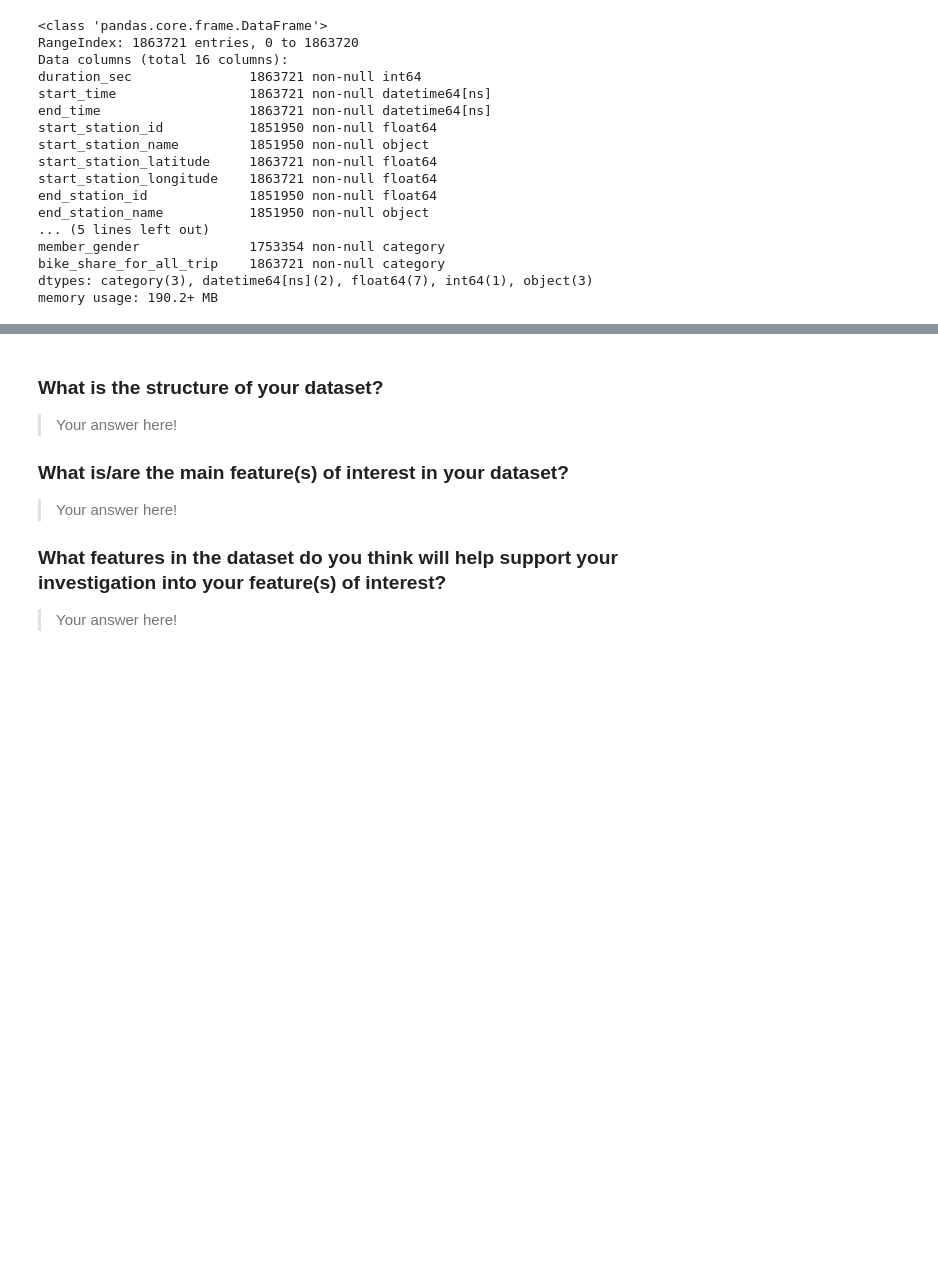
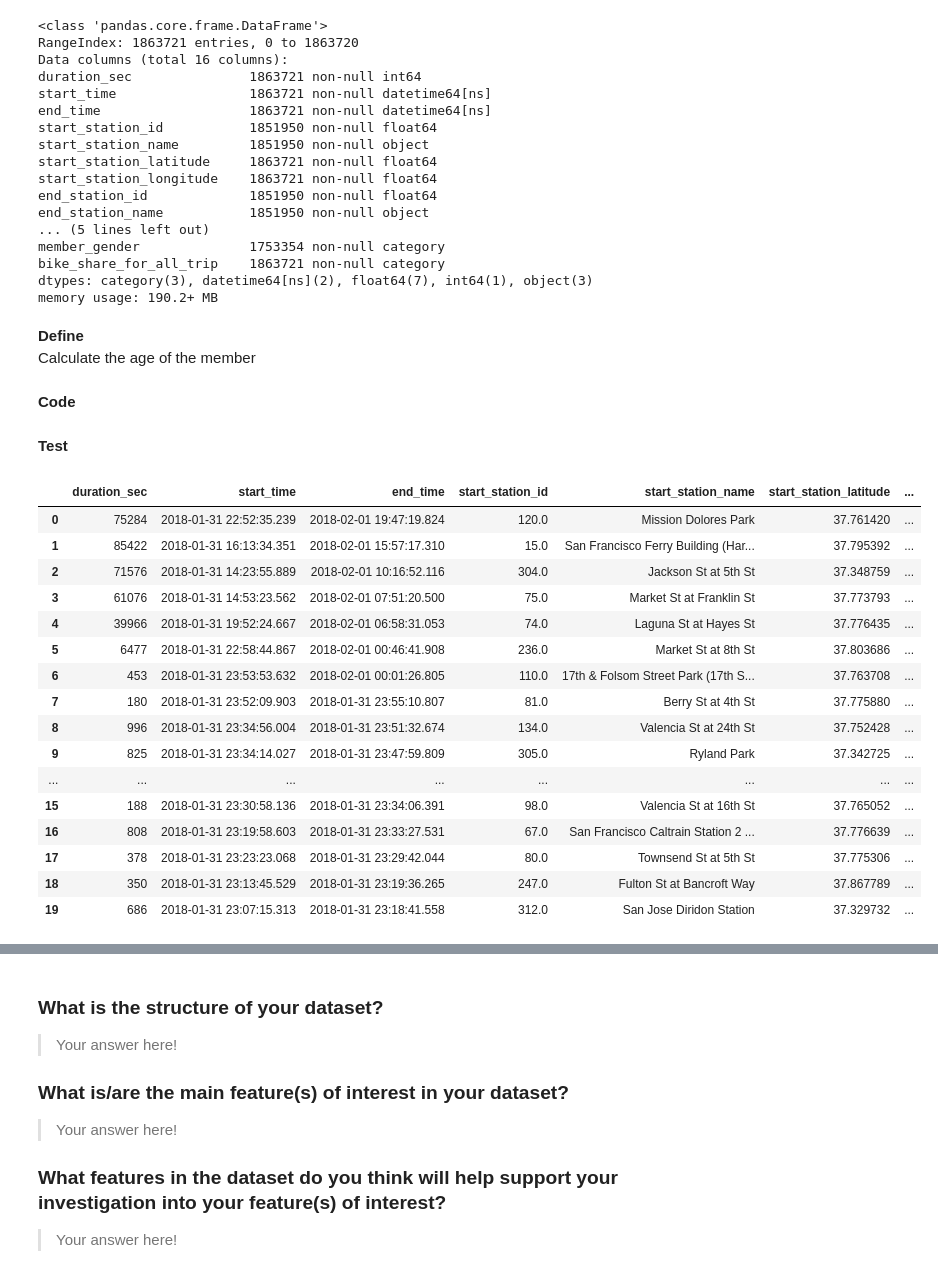
Before and after one commit to alexmathew95/DAND-Project_4, a Jupyter notebook: exploration.ipynb, the cells around one changed output, grey strips where cells are left out. Cells and saved outputs as stored; diff of their text form; code cells hidden in the pictures; blank space fills up the shorter version.

Commit message:
Calculate age

```diff
--- a/exploration.ipynb
+++ b/exploration.ipynb
@@ -150,3 +149,6 @@ df_clean.end_time = pd.to_datetime(df_clean.end_time)
 df_clean.user_type = df_clean.user_type.astype('category')
 df_clean.member_gender = df_clean.member_gender.astype('category')
 df_clean.bike_share_for_all_trip = df_clean.bike_share_for_all_trip.astype('category')
+# %%
+# set birth year to integer
+df_clean.member_birth_year = df_clean.member_birth_year.astype(int)
@@ -175,3 +179,33 @@ member_gender              1753354 non-null category
 bike_share_for_all_trip    1863721 non-null category
 dtypes: category(3), datetime64[ns](2), float64(7), int64(1), object(3)
 memory usage: 190.2+ MB
+# %% [markdown]
+**Define**
+<br>Calculate the age of the member
+# %% [markdown]
+**Code**
+# %%
+# substract the birth year from the current year
+df_clean['member_age'] = 2019-df_clean['member_birth_year']
+# %% [markdown]
+**Test**
+# %%
+df_clean.head(20)
+# %% [output]
+|  | duration_sec | start_time | end_time | start_station_id | start_station_name | start_station_latitude | ... |
+| 0 | 75284 | 2018-01-31 22:52:35.239 | 2018-02-01 19:47:19.824 | 120.0 | Mission Dolores Park | 37.761420 | ... |
+| 1 | 85422 | 2018-01-31 16:13:34.351 | 2018-02-01 15:57:17.310 | 15.0 | San Francisco Ferry Building (Har... | 37.795392 | ... |
+| 2 | 71576 | 2018-01-31 14:23:55.889 | 2018-02-01 10:16:52.116 | 304.0 | Jackson St at 5th St | 37.348759 | ... |
+| 3 | 61076 | 2018-01-31 14:53:23.562 | 2018-02-01 07:51:20.500 | 75.0 | Market St at Franklin St | 37.773793 | ... |
+| 4 | 39966 | 2018-01-31 19:52:24.667 | 2018-02-01 06:58:31.053 | 74.0 | Laguna St at Hayes St | 37.776435 | ... |
+| 5 | 6477 | 2018-01-31 22:58:44.867 | 2018-02-01 00:46:41.908 | 236.0 | Market St at 8th St | 37.803686 | ... |
+| 6 | 453 | 2018-01-31 23:53:53.632 | 2018-02-01 00:01:26.805 | 110.0 | 17th & Folsom Street Park (17th S... | 37.763708 | ... |
+| 7 | 180 | 2018-01-31 23:52:09.903 | 2018-01-31 23:55:10.807 | 81.0 | Berry St at 4th St | 37.775880 | ... |
+| 8 | 996 | 2018-01-31 23:34:56.004 | 2018-01-31 23:51:32.674 | 134.0 | Valencia St at 24th St | 37.752428 | ... |
+| 9 | 825 | 2018-01-31 23:34:14.027 | 2018-01-31 23:47:59.809 | 305.0 | Ryland Park | 37.342725 | ... |
+| ... | ... | ... | ... | ... | ... | ... | ... |
+| 15 | 188 | 2018-01-31 23:30:58.136 | 2018-01-31 23:34:06.391 | 98.0 | Valencia St at 16th St | 37.765052 | ... |
+| 16 | 808 | 2018-01-31 23:19:58.603 | 2018-01-31 23:33:27.531 | 67.0 | San Francisco Caltrain Station 2 ... | 37.776639 | ... |
+| 17 | 378 | 2018-01-31 23:23:23.068 | 2018-01-31 23:29:42.044 | 80.0 | Townsend St at 5th St | 37.775306 | ... |
+| 18 | 350 | 2018-01-31 23:13:45.529 | 2018-01-31 23:19:36.265 | 247.0 | Fulton St at Bancroft Way | 37.867789 | ... |
+| 19 | 686 | 2018-01-31 23:07:15.313 | 2018-01-31 23:18:41.558 | 312.0 | San Jose Diridon Station | 37.329732 | ... |
```
Also changed, not shown: parts of 3 cells of this notebook.
